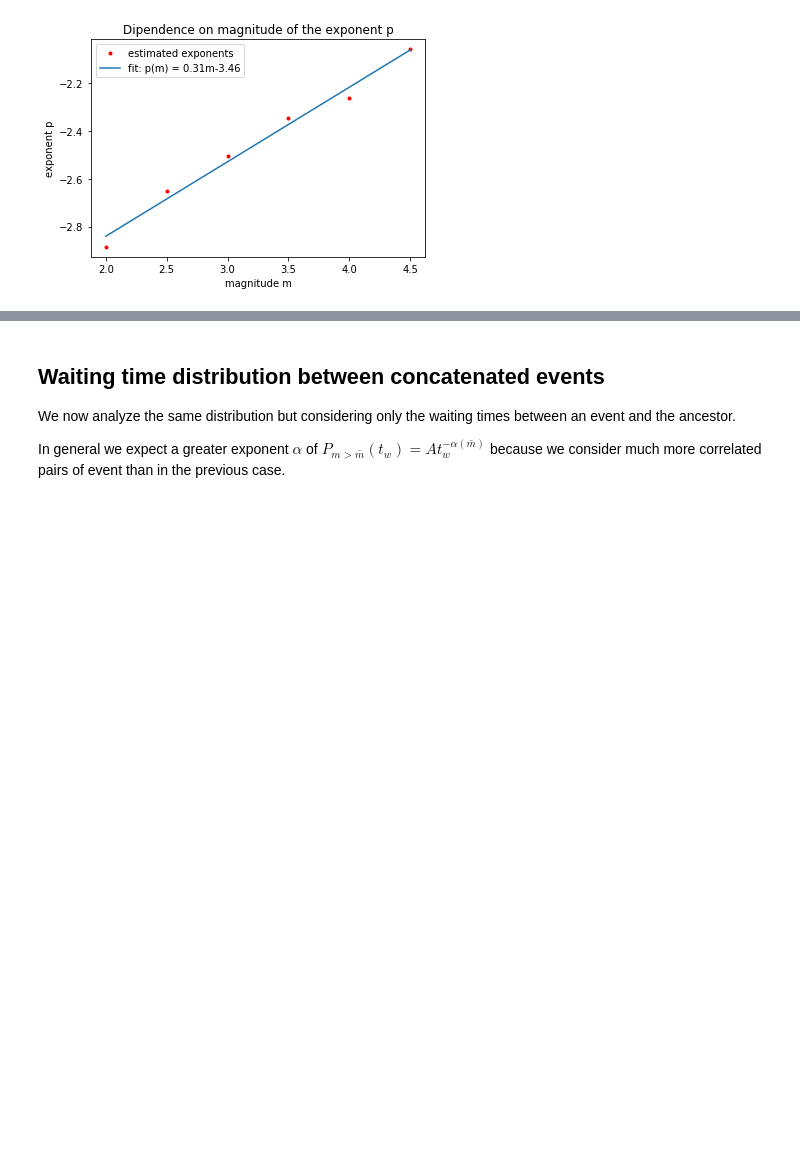
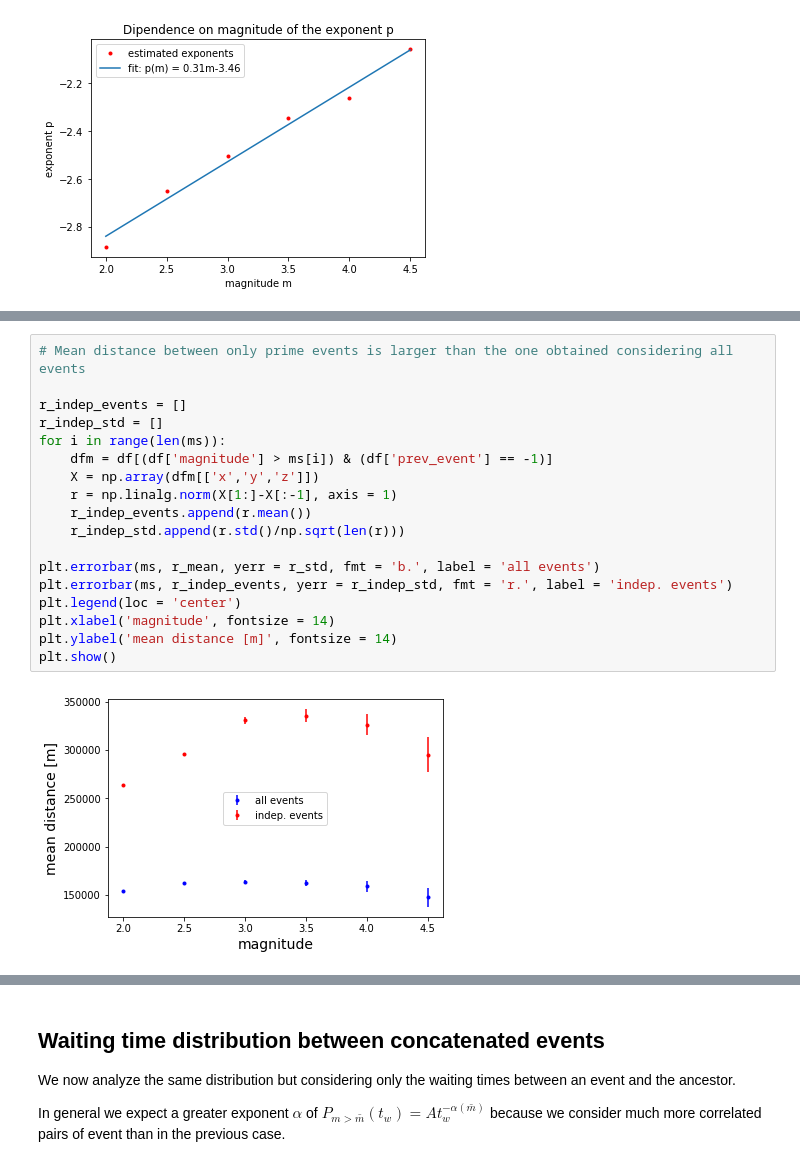
Before and after one commit to mango915/Earthquakes, a Jupyter notebook: nico.ipynb, the cells around one changed output, grey strips where cells are left out. Cells and saved outputs as stored; diff of their text form; blank space fills up the shorter version.

```diff
--- a/nico.ipynb
+++ b/nico.ipynb
@@ -731,0 +677,20 @@ Number of bins merged into the tail: 1
+# %%
+# Mean distance between only prime events is larger than the one obtained considering all events
+
+r_indep_events = []
+r_indep_std = []
+for i in range(len(ms)):
+    dfm = df[(df['magnitude'] > ms[i]) & (df['prev_event'] == -1)]
+    X = np.array(dfm[['x','y','z']])
+    r = np.linalg.norm(X[1:]-X[:-1], axis = 1)
+    r_indep_events.append(r.mean())
+    r_indep_std.append(r.std()/np.sqrt(len(r)))
+
+plt.errorbar(ms, r_mean, yerr = r_std, fmt = 'b.', label = 'all events')
+plt.errorbar(ms, r_indep_events, yerr = r_indep_std, fmt = 'r.', label = 'indep. events')
+plt.legend(loc = 'center')
+plt.xlabel('magnitude', fontsize = 14)
+plt.ylabel('mean distance [m]', fontsize = 14)
+plt.show()
+# %% [output]
+[figure, added]
```
Also changed, not shown: parts of 49 cells of this notebook.
